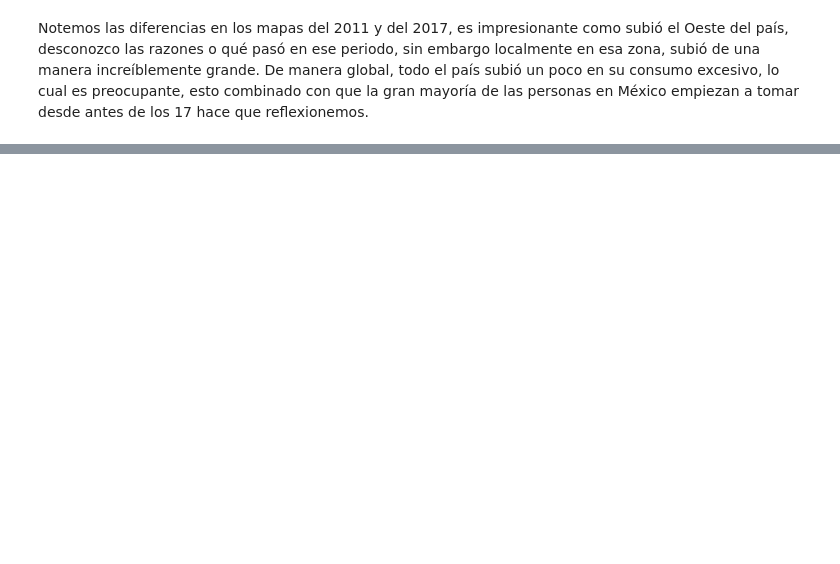
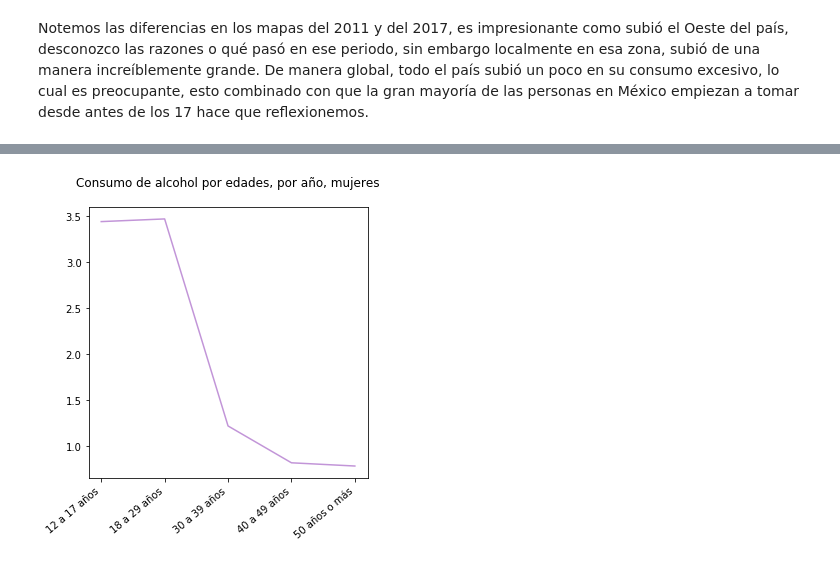
Before and after one commit to DCIDA2019/da2020-BubuDavid, a Jupyter notebook: MiniProject/MiniProject.ipynb, the cells around one changed output, grey strips where cells are left out. Cells and saved outputs as stored; diff of their text form; code cells hidden in the pictures; blank space fills up the shorter version.

```diff
--- a/MiniProject/MiniProject.ipynb
+++ b/MiniProject/MiniProject.ipynb
@@ -297,0 +381,12 @@ Notemos las diferencias en los mapas del 2011 y del 2017, es impresionante como
+# %%
+fig, ax = plt.subplots(figsize = (5,5))
+
+ax.plot(df3.columns[:-1], mujeres, color="#c295d8")
+plt.title("Consumo de alcohol por edades, por año, mujeres", pad=20)
+#ax.legend()
+plt.setp(ax.get_xticklabels(), rotation=40, ha="right")
+plt.savefig("./Graphs/ConsumoMujeres")
+ax.plot()
+d = 1
+# %% [output]
+[figure, added]
```
Also changed, not shown: parts of 24 cells of this notebook, 16 other files.
